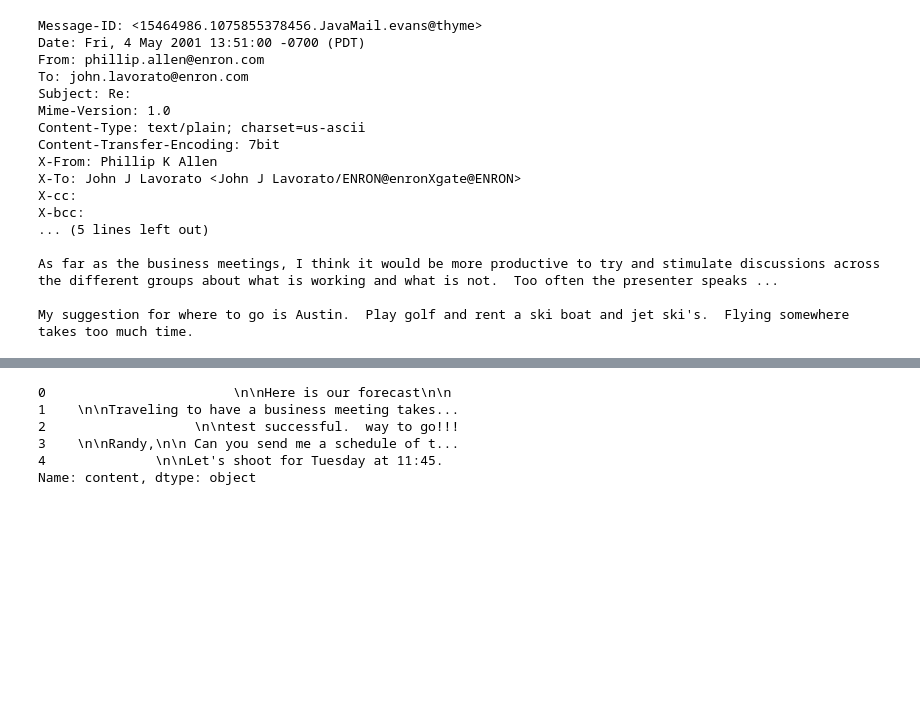
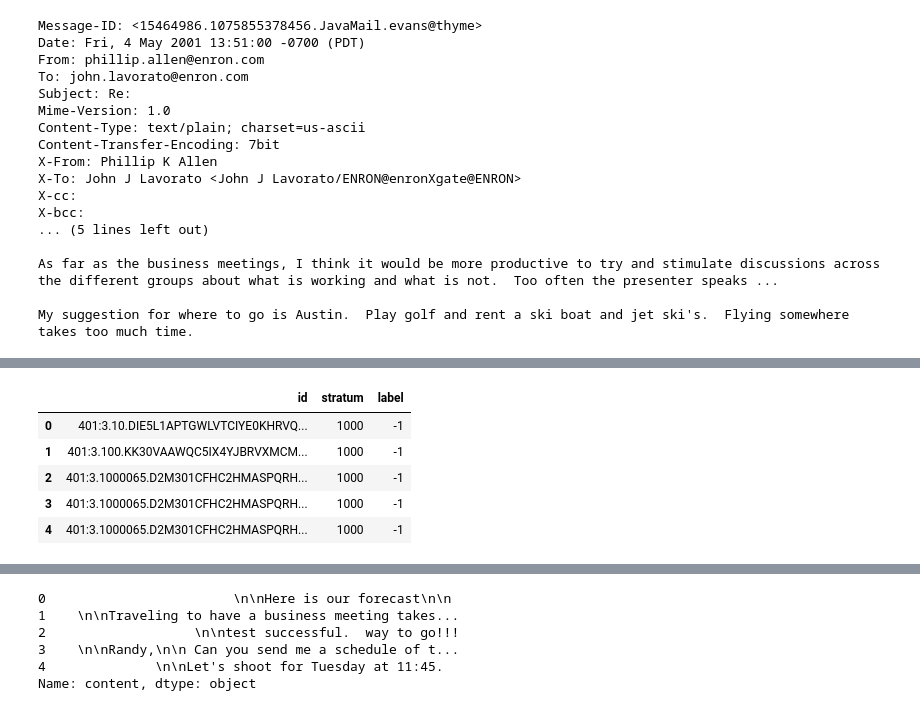
Before and after one commit to xingfanxia/comps_ediscovery, a Jupyter notebook: w2v.ipynb, the cells around one changed output, grey strips where cells are left out. Drawn from its saved outputs; the diff is of its cells as text; code cells hidden in the pictures; blank space fills up the shorter version.

Commit message:
progress made to match ID, but the data is nasty

```diff
--- a/w2v.ipynb
+++ b/w2v.ipynb
@@ -38,0 +88,11 @@ My suggestion for where to go is Austin.  Play golf and rent a ski boat and jet
+# %%
+ids = pd.read_csv('data/qrels.txt', sep=r'\s', header=None, names=['id', 'stratum', 'label'])
+# %%
+ids.head()
+# %% [output]
+|  | id | stratum | label |
+| 0 | 401:3.10.DIE5L1APTGWLVTCIYE0KHRVQ... | 1000 | -1 |
+| 1 | 401:3.100.KK30VAAWQC5IX4YJBRVXMCM... | 1000 | -1 |
+| 2 | 401:3.1000065.D2M301CFHC2HMASPQRH... | 1000 | -1 |
+| 3 | 401:3.1000065.D2M301CFHC2HMASPQRH... | 1000 | -1 |
+| 4 | 401:3.1000065.D2M301CFHC2HMASPQRH... | 1000 | -1 |
```
Also changed, not shown: parts of 13 cells of this notebook, 2 other files.
